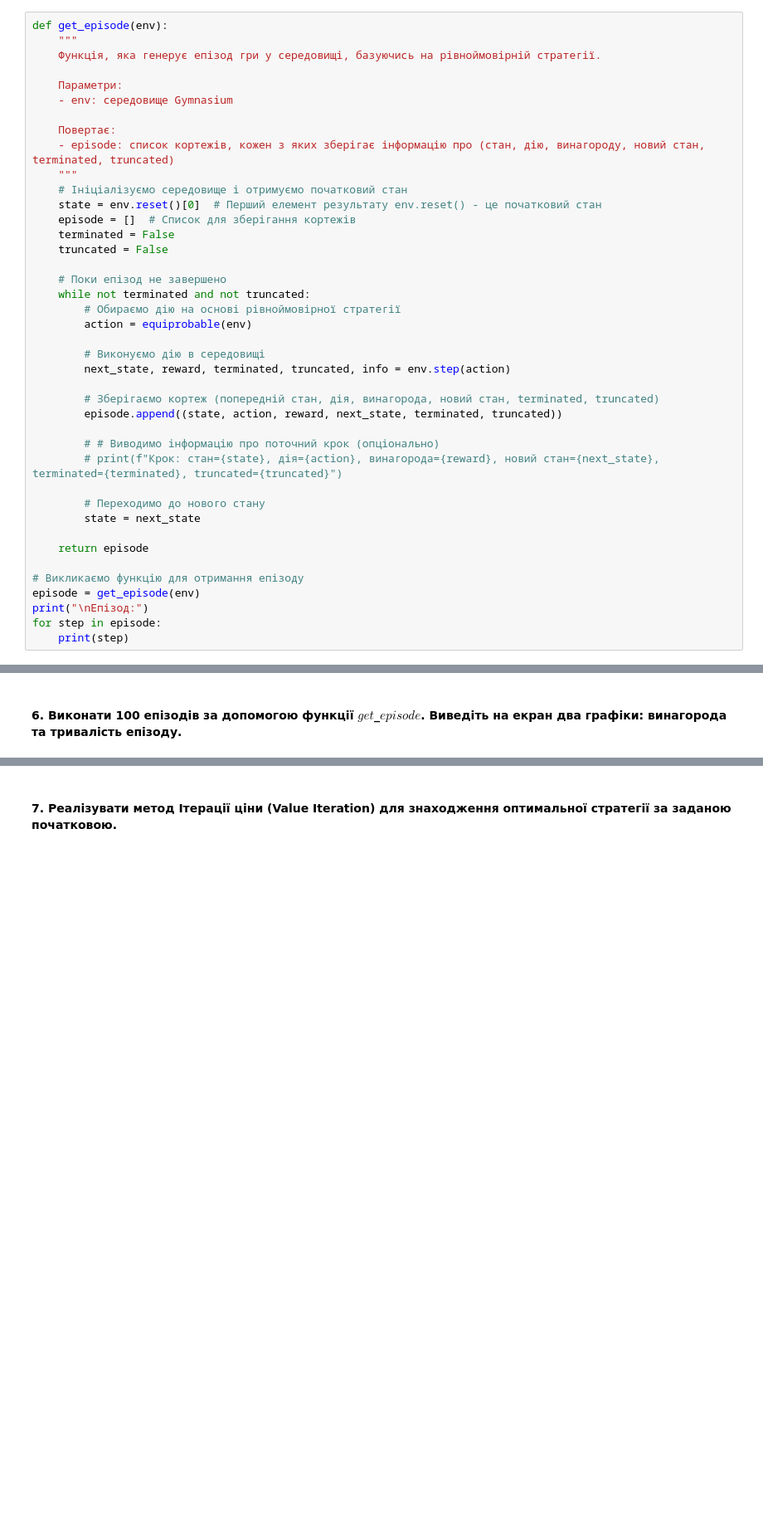
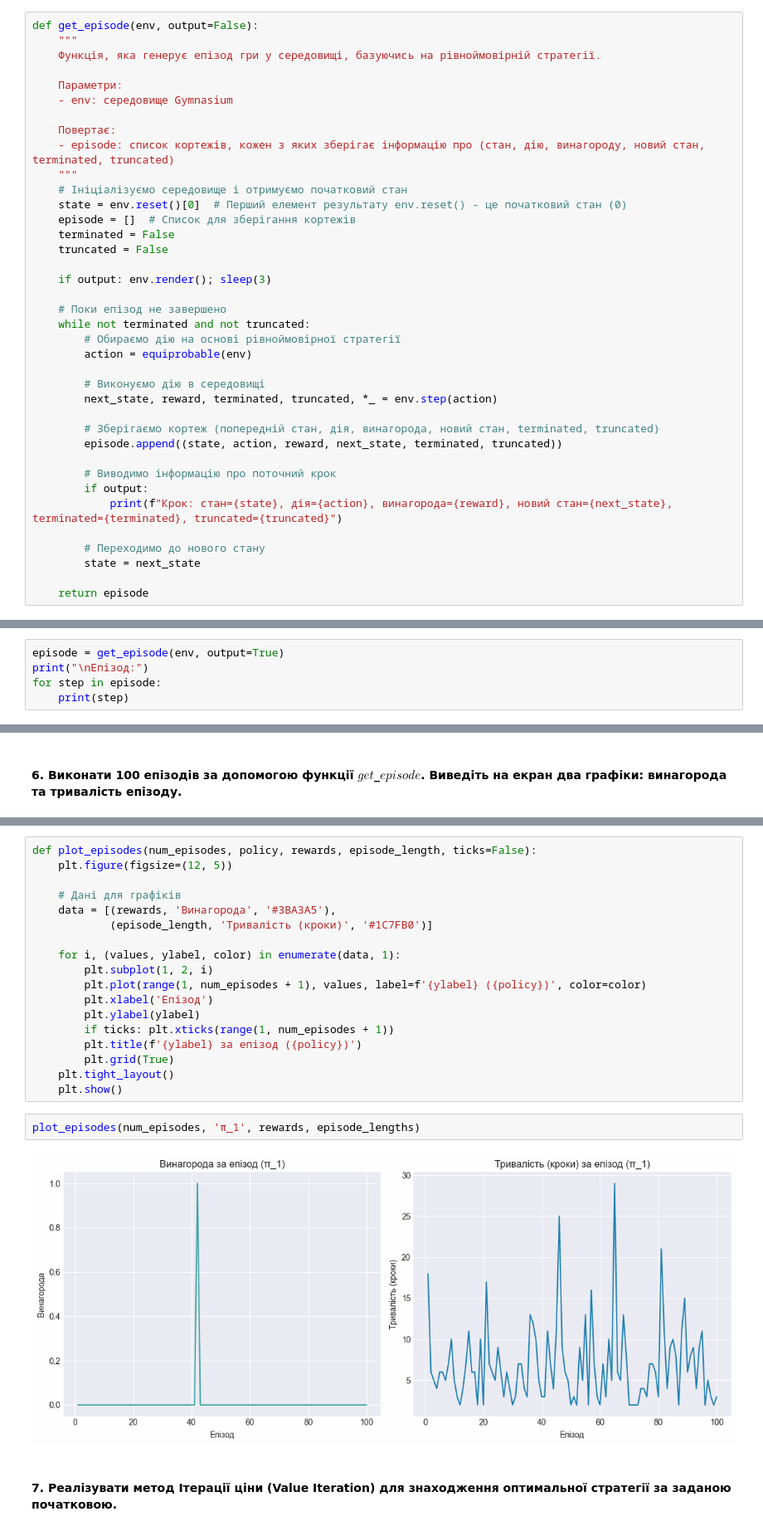
Before and after one commit to soneurotic/DeepRL_lab1, a Jupyter notebook: lab1.ipynb, the cells around one changed output, grey strips where cells are left out. Shown at 83% size. Cells and saved outputs as stored; diff of their text form; blank space fills up the shorter version.

```diff
--- a/lab1.ipynb
+++ b/lab1.ipynb
@@ -229,5 +393,5 @@ print("Випадково вибрана дія:", random_action)
 # %%
-def get_episode(env):
+def get_episode(env, output=False):
     """
     Функція, яка генерує епізод гри у середовищі, базуючись на рівноймовірній стратегії.
 
@@ -238,10 +402,12 @@ def get_episode(env):
     - episode: список кортежів, кожен з яких зберігає інформацію про (стан, дію, винагороду, новий стан, terminated, truncated)
     """
     # Ініціалізуємо середовище і отримуємо початковий стан
-    state = env.reset()[0]  # Перший елемент результату env.reset() - це початковий стан
+    state = env.reset()[0]  # Перший елемент результату env.reset() - це початковий стан (0)
     episode = []  # Список для зберігання кортежів
     terminated = False
     truncated = False
+
+    if output: env.render(); sleep(3)
 
     # Поки епізод не завершено
     while not terminated and not truncated:
@@ -249,21 +415,16 @@ def get_episode(env):
         action = equiprobable(env)
 
         # Виконуємо дію в середовищі
-        next_state, reward, terminated, truncated, info = env.step(action)
+        next_state, reward, terminated, truncated, *_ = env.step(action)
 
         # Зберігаємо кортеж (попередній стан, дія, винагорода, новий стан, terminated, truncated)
         episode.append((state, action, reward, next_state, terminated, truncated))
 
-        # # Виводимо інформацію про поточний крок (опціонально)
-        # print(f"Крок: стан={state}, дія={action}, винагорода={reward}, новий стан={next_state}, terminated={terminated}, truncated={truncated}")
+        # Виводимо інформацію про поточний крок
+        if output:
+            print(f"Крок: стан={state}, дія={action}, винагорода={reward}, новий стан={next_state}, terminated={terminated}, truncated={truncated}")
 
         # Переходимо до нового стану
         state = next_state
 
     return episode
-
-# Викликаємо функцію для отримання епізоду
-episode = get_episode(env)
-print("\nЕпізод:")
-for step in episode:
-    print(step)
@@ -277,0 +433,5 @@ for step in episode:
+# %%
+episode = get_episode(env, output=True)
+print("\nЕпізод:")
+for step in episode:
+    print(step)
@@ -323,2 +481,24 @@ plt.show()
+# %%
+def plot_episodes(num_episodes, policy, rewards, episode_length, ticks=False):
+    plt.figure(figsize=(12, 5))
+
+    # Дані для графіків
+    data = [(rewards, 'Винагорода', '#3BA3A5'),
+            (episode_length, 'Тривалість (кроки)', '#1C7FB0')]
+
+    for i, (values, ylabel, color) in enumerate(data, 1):
+        plt.subplot(1, 2, i)
+        plt.plot(range(1, num_episodes + 1), values, label=f'{ylabel} ({policy})', color=color)
+        plt.xlabel('Епізод')
+        plt.ylabel(ylabel)
+        if ticks: plt.xticks(range(1, num_episodes + 1))
+        plt.title(f'{ylabel} за епізод ({policy})')
+        plt.grid(True)
+    plt.tight_layout()
+    plt.show()
+# %%
+plot_episodes(num_episodes, 'π_1', rewards, episode_lengths)
+# %% [output]
+[figure, added]
 # %% [markdown]
 #### 7. Реалізувати метод Ітерації ціни (Value Iteration) для знаходження оптимальної стратегії за заданою початковою.
```
Also changed, not shown: parts of 138 cells of this notebook.
